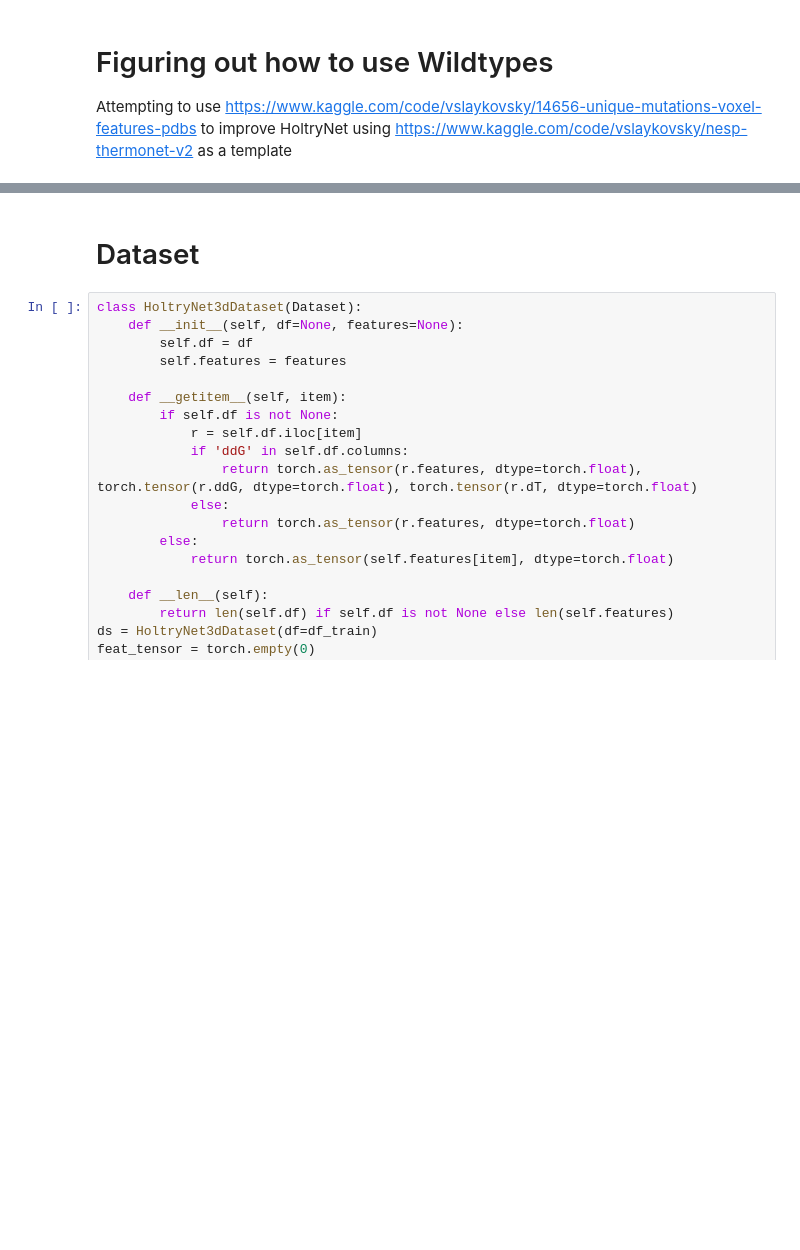
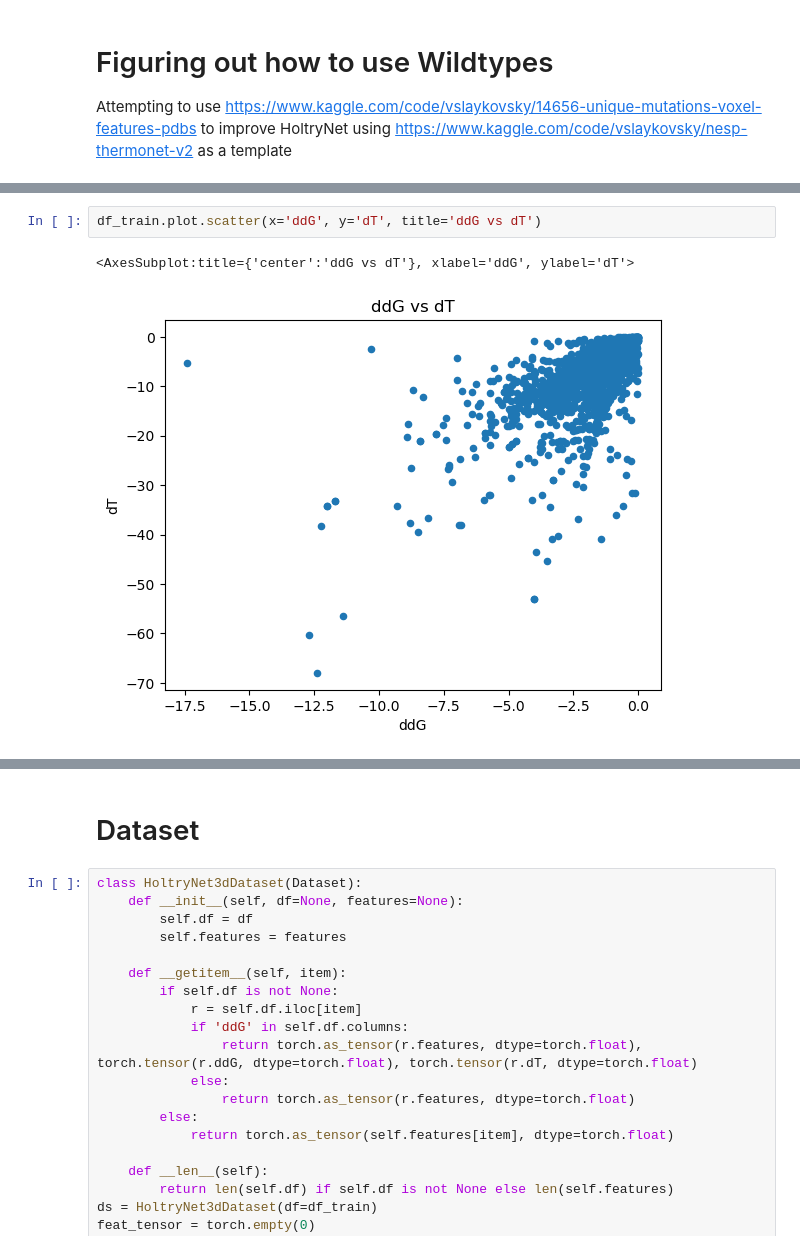
Before and after one commit to Zachary-Harrison/Truth-NESP, a Jupyter notebook: models/HoltryNet3d.ipynb, the cells around one changed output, grey strips where cells are left out. Drawn from its saved outputs; the diff is of its cells as text; blank space fills up the shorter version.

```diff
--- a/models/HoltryNet3d.ipynb
+++ b/models/HoltryNet3d.ipynb
@@ -162,0 +160,5 @@ Keeping destabilizing mutations only
+# %%
+df_train.plot.scatter(x='ddG', y='dT', title='ddG vs dT')
+# %% [output]
+<AxesSubplot:title={'center':'ddG vs dT'}, xlabel='ddG', ylabel='dT'>
+[figure, added]
```
Also changed, not shown: parts of 14 cells of this notebook.
